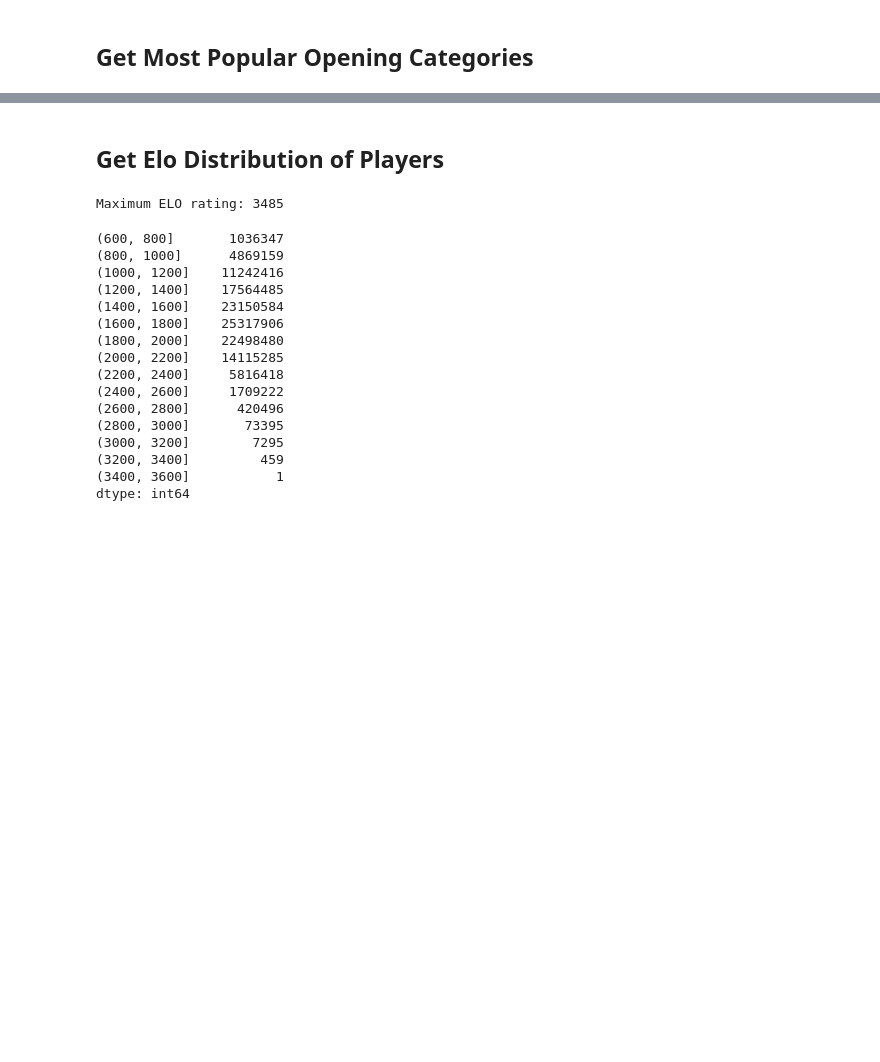
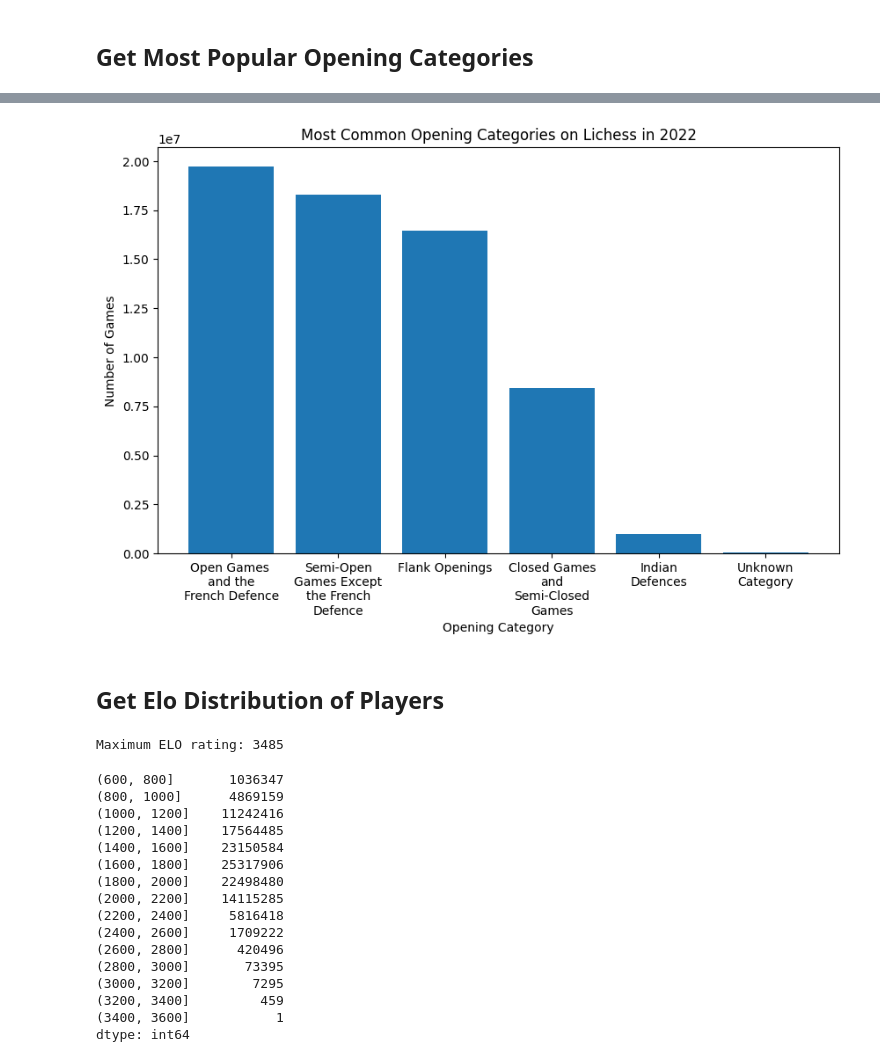
Before and after one commit to IsaacCheng9/machine-learning-in-chess, a Jupyter notebook: src/analyse_csv_data.ipynb, the cells around one changed output, grey strips where cells are left out. Saved outputs shown, nothing was run; the diff lists cells and outputs as text; code cells hidden in the pictures; blank space fills up the shorter version.

```diff
--- a/src/analyse_csv_data.ipynb
+++ b/src/analyse_csv_data.ipynb
@@ -70,3 +81,26 @@ Name: ECO, Length: 497, dtype: Int64
+# %%
+# Map each opening category to its type.
+opening_category_map = {
+    "A": "Flank Openings",
+    "B": "Semi-Open\nGames Except\nthe French\nDefence",
+    "C": "Open Games \nand the\nFrench Defence",
+    "D": "Closed Games\nand\nSemi-Closed\nGames",
+    "E": "Indian\nDefences",
+    "?": "Unknown\nCategory",
+}
+
+# Plot the number of games in each opening category.
+fig, ax = plt.subplots(figsize=(10, 6))
+indexes = opening_categories.index
+values = opening_categories.values
+ax.bar(indexes, values)
+ax.set_title("Most Common Opening Categories on Lichess in 2022")
+ax.set_xlabel("Opening Category")
+ax.set_ylabel("Number of Games")
+ax.set_xticklabels([opening_category_map[index] for index in indexes])
+plt.show()
+# %% [output]
+[figure, added]
 # %% [markdown]
 ## Get Elo Distribution of Players
 # %%
```
Also changed, not shown: parts of 5 cells of this notebook.
